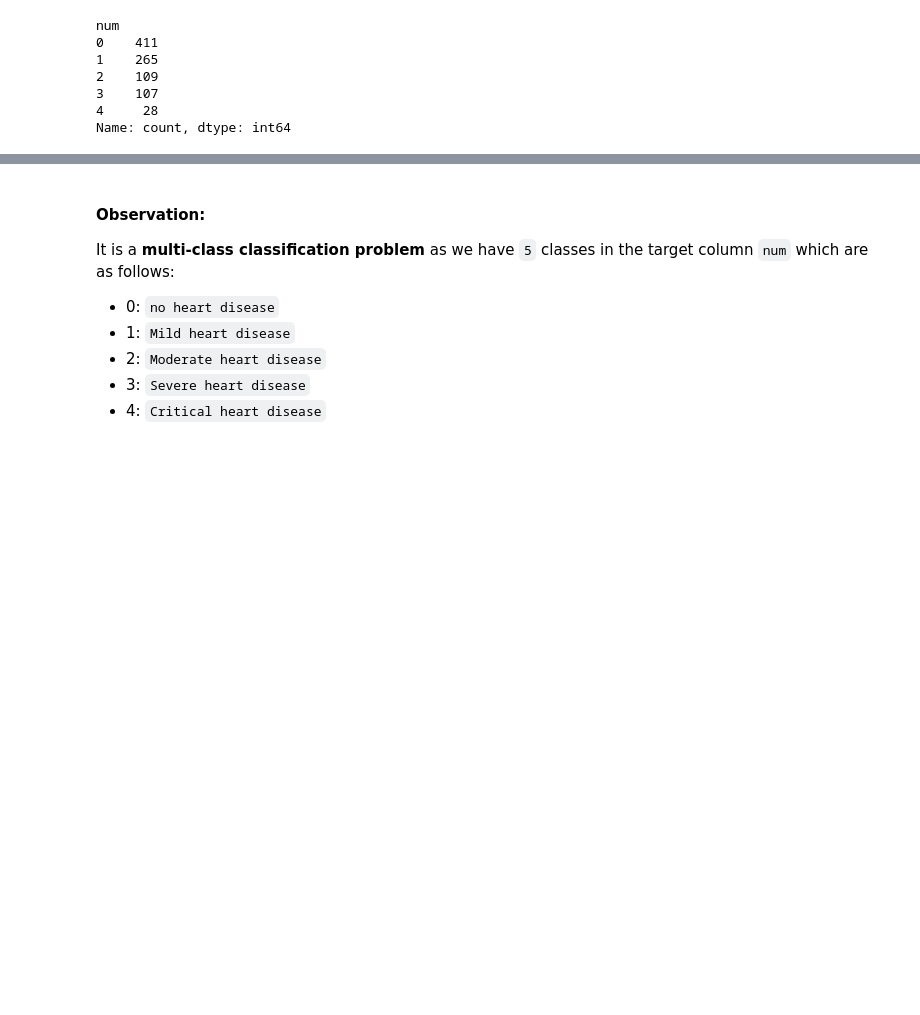
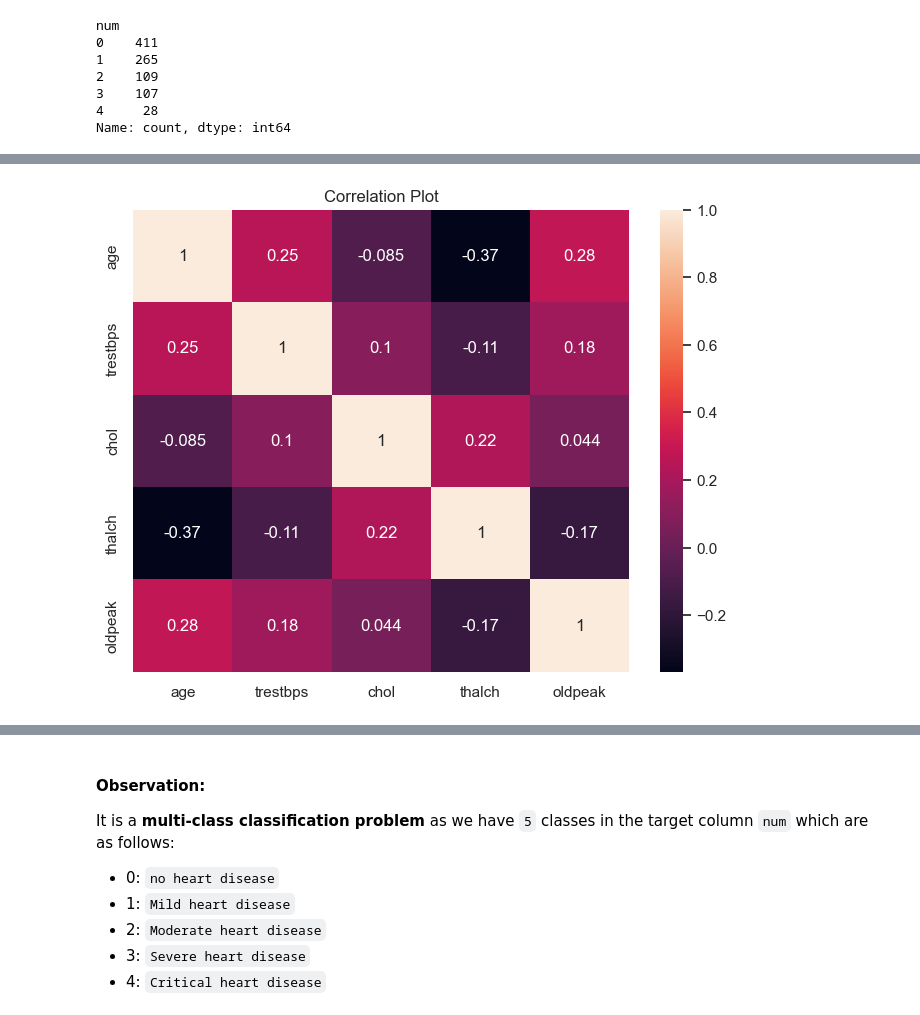
Before and after one commit to faizan-yousaf/Heart_Disease_Prediction, a Jupyter notebook: notebook/heart_disease_prediction.ipynb, the cells around one changed output, grey strips where cells are left out. Drawn from its saved outputs; the diff is of its cells as text; code cells hidden in the pictures; blank space fills up the shorter version.

```diff
--- a/notebook/heart_disease_prediction.ipynb
+++ b/notebook/heart_disease_prediction.ipynb
@@ -2068,0 +815,32 @@ Name: count, dtype: int64
+# %%
+# Data Scaling:
+
+columns_to_scale = ['oldpeak', 'thalch', 'chol', 'trestbps', 'age']
+min_max_scalers = {}
+
+for col in columns_to_scale:
+    # Create a new MinMaxScaler for the column
+    scaler = MinMaxScaler()
+
+    # Fit and transform the data
+    df[col] = scaler.fit_transform(df[[col]])
+
+    # Store the scaler in the dictionary
+    min_max_scalers[col] = scaler
+# %%
+# Data Encoding:
+
+columns_to_encode = ['thal', 'ca', 'dataset','slope', 'exang', 'restecg','fbs', 'cp', 'sex','num']
+
+# Dictionary to store LabelEncoders for each column
+label_encoders = {}
+# Loop to apply LabelEncoder to each column
+for col in columns_to_encode:
+    # Create a new LabelEncoder for the column
+    le = LabelEncoder()
+
+    # Fit and transform the data, then inverse transform it
+    df[col] = le.fit_transform(df[col])
+
+    # Store the encoder in the dictionary
+    label_encoders[col] = le
@@ -2068,0 +851,9 @@ Name: count, dtype: int64
+# %%
+# Draw the correaltion plot:
+df_corr = ['age','trestbps','chol','thalch','oldpeak']
+plt.figure(figsize=(8, 6))
+sns.heatmap(df[df_corr].corr(), annot=True)
+plt.title("Correlation Plot")
+plt.show()
+# %% [output]
+[figure, added]
```
Also changed, not shown: parts of 167 cells of this notebook.
